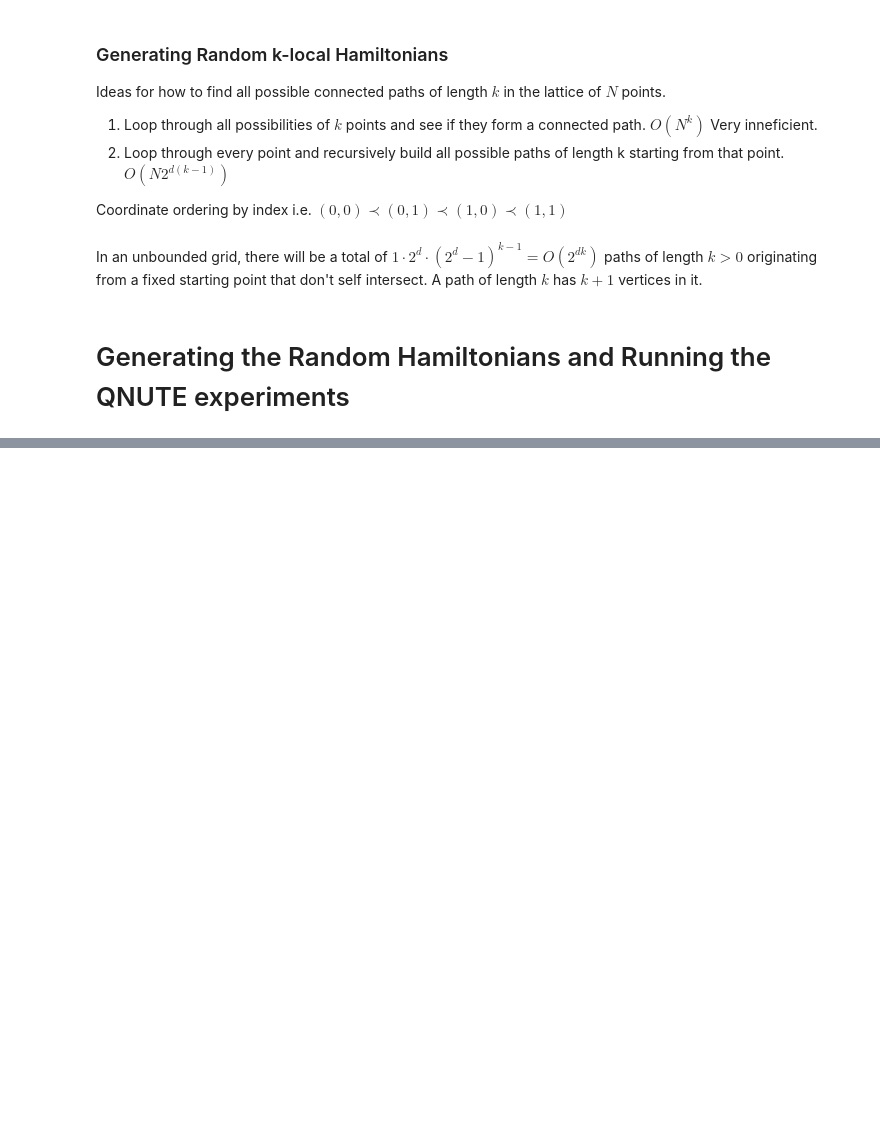
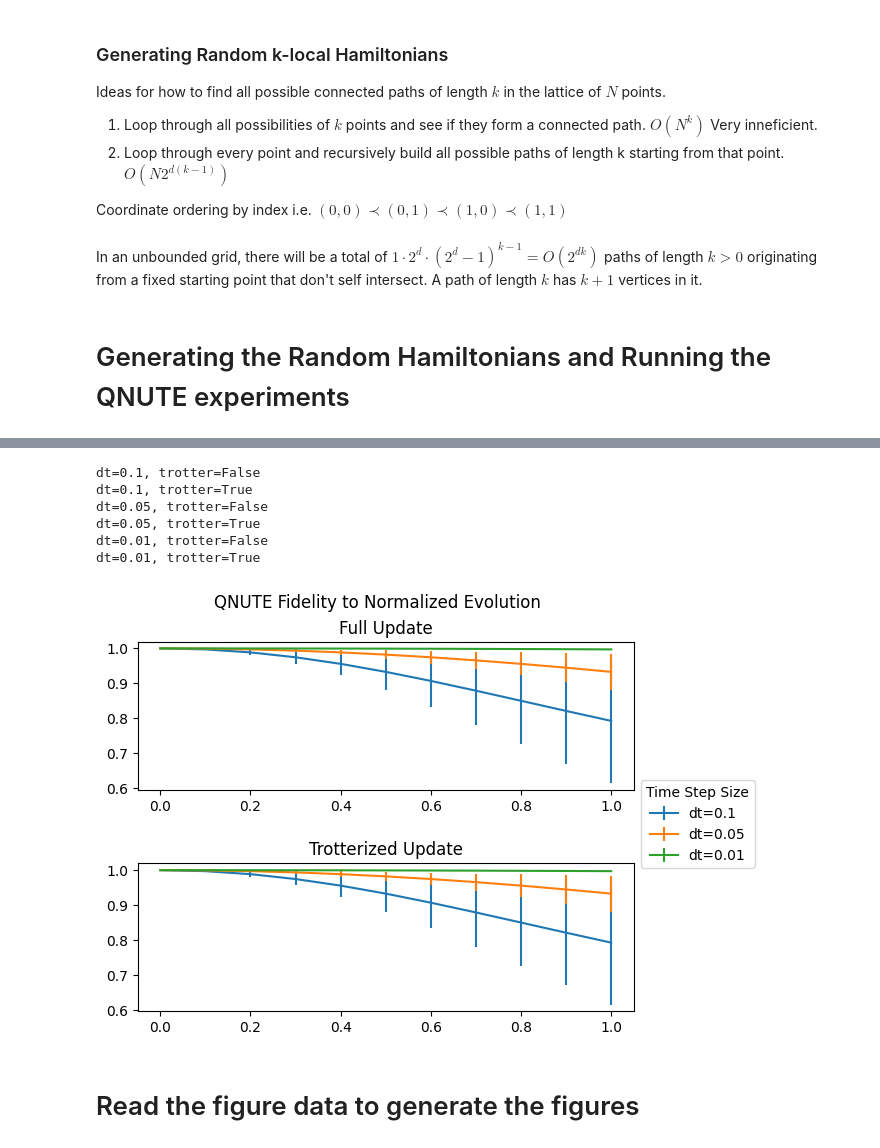
Before and after one commit to KnightShuffler/Quantum-Non-Unitary-Time-Evolution-Public-, a Jupyter notebook: Sandbox Notebooks/Figure scripts.ipynb, the cells around one changed output, grey strips where cells are left out. Cells and saved outputs as stored; diff of their text form; code cells hidden in the pictures; blank space fills up the shorter version.

Commit message:
added some figure generating code

```diff
--- a/Sandbox Notebooks/Figure scripts.ipynb
+++ b/Sandbox Notebooks/Figure scripts.ipynb
@@ -200,4 +192,18 @@ objective_meas_list = []
 # %%
+# What file to log to
+run_id = ''
+
+# If the run_id is blank then it will be replaced with the current date and time
+run_id = run_id.strip()
+if len(run_id) == 0:
+    t = time.localtime()
+    # current_time = time.strftime('%Y-%m-%d-%H-%M-%S',t)
+    run_id = time.strftime('%Y-%m-%d',t)
+ham_string = 'd={}/l={}/k={}/'.format(d,l,k)
+log_path = './logs/' + ham_string + run_id + '/'
+
+log_file = 'test.log'
+
 if not os.path.exists(log_path):
     os.makedirs(log_path)
 f = open(log_path+log_file,'w')
@@ -369,0 +396,3 @@ pd.read_csv(r'logs\2023-02-22\figure_data\dt=0.1\D=1\trotter=True\overall_mean_f
+# %%
+all_taylor_mean_df.to_csv('test.csv',index=False)
+df = pd.read_csv('test.csv')
@@ -369,0 +415,35 @@ pd.read_csv(r'logs\2023-02-22\figure_data\dt=0.1\D=1\trotter=True\overall_mean_f
+# %%
+for l in labels:
+    lsplit = l.split('/')
+    lab = '{}, {}'.format(lsplit[0],lsplit[2])
+    print(lab)
+# %% [output]
+dt=0.1, trotter=False
+dt=0.1, trotter=True
+dt=0.05, trotter=False
+dt=0.05, trotter=True
+dt=0.01, trotter=False
+dt=0.01, trotter=True
+# %%
+cols = df.columns
+labels = []
+for i in range((len(cols) - 1)//2):
+    l = cols[2*i+1].split('/')
+    labels.append('{}'.format(l[0],l[2]))
+fig,axs = plt.subplots(2,1)
+for i in range(1,len(cols),4):
+    axs[0].errorbar( df['t'], df[cols[i]], yerr=df[cols[i+1]], label=labels[(i-1)//2], markevery=1 )
+for i in range(3,len(cols),4):
+    axs[1].errorbar( df['t'], df[cols[i]], yerr=df[cols[i+1]], label=labels[(i-1)//2], markevery=1 )
+
+handles,labs = axs[1].get_legend_handles_labels()
+fig.subplots_adjust(hspace=0.5)
+fig.suptitle('QNUTE Fidelity to Normalized Evolution')
+axs[0].set_title('Full Update')
+axs[1].set_title('Trotterized Update')
+fig.legend(handles, labs, loc='center left', bbox_to_anchor=(0.9,0.5),title='Time Step Size')
+plt.show()
+# %% [output]
+[figure, added]
+# %% [markdown]
+# Read the figure data to generate the figures
```
Also changed, not shown: parts of 12 cells of this notebook, 1 other file.
